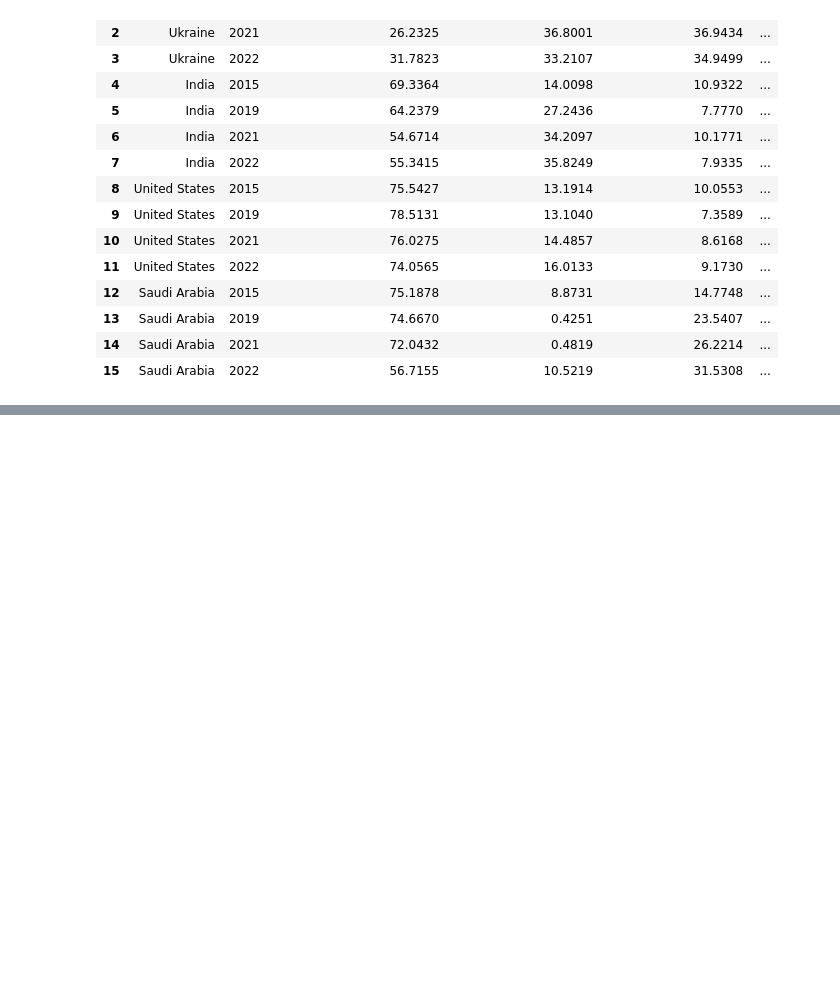
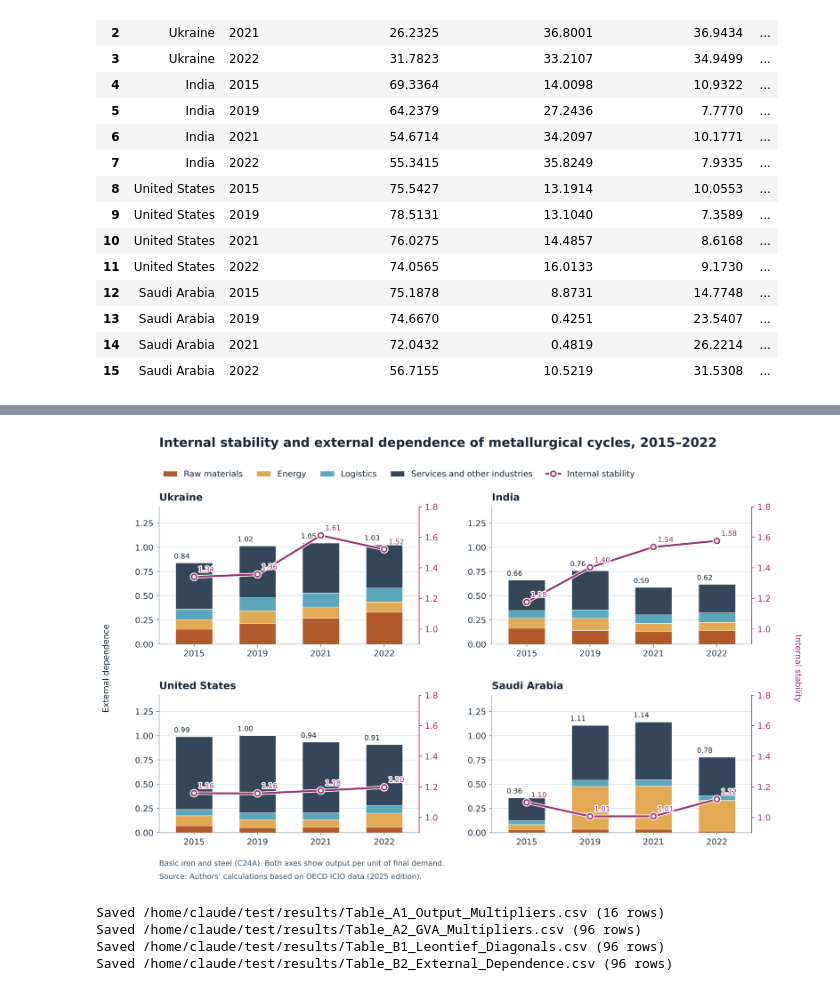
Before and after one commit to tisandch/Data-and-Code-for-CIRCULAR-ECONOMY-PATHWAYS-FOR-STEELMAKING, a Jupyter notebook: notebook/steelmaking.ipynb, the cells around one changed output, grey strips where cells are left out. Saved outputs shown, nothing was run; the diff lists cells and outputs as text; code cells hidden in the pictures; blank space fills up the shorter version.

```diff
--- a/notebook/steelmaking.ipynb
+++ b/notebook/steelmaking.ipynb
@@ -1644,38 +1415,38 @@ with plt.rc_context({"font.family": "DejaVu Sans", "font.size": 9.5,
         stability_ax.yaxis.set_major_locator(MultipleLocator(.2))
         stability_ax.tick_params(axis="y", colors=figure_6_stability_color, length=3)
         stability_ax.spines["right"].set_visible(True)
         stability_ax.spines["right"].set_color(figure_6_stability_color)
         stability_ax.spines["left"].set_visible(False)
         stability_ax.spines["bottom"].set_visible(False)
 
     figure_6.text(.102, .95, "Internal stability and external dependence of metallurgical cycles, 2015–2022",
                   fontsize=14.5, fontweight="bold")
     handles, labels = dependence_axes[0].get_legend_handles_labels()
     line_handles, line_labels = stability_axes[0].get_legend_handles_labels()
     figure_6.legend(handles + line_handles, labels + line_labels, ncol=5, frameon=False,
                     loc="upper left", bbox_to_anchor=(.097, .916), columnspacing=1.65, handlelength=1.7)
     figure_6.text(.031, .48, "External dependence", rotation=90, ha="center", va="center")
     figure_6.text(.962, .48, "Internal stability", rotation=270, ha="center", va="center",
                   color=figure_6_stability_color)
     figure_6.text(.102, .062, "Basic iron and steel (C24A). Both axes show output per unit of final demand.",
                   fontsize=8.5, color="#415463")
     figure_6.text(.102, .034, "Source: Authors’ calculations based on OECD ICIO data (2025 edition).",
                   fontsize=8.5, color="#415463")
 
-    figure_6_png = INPUT.parent / "Figure_6_Internal_Stability_and_External_Dependence.png"
-    figure_6_pdf = INPUT.parent / "Figure_6_Internal_Stability_and_External_Dependence.pdf"
+    figure_6_png = OUTPUT_DIR / "Figure_6_Internal_Stability_and_External_Dependence.png"
+    figure_6_pdf = OUTPUT_DIR / "Figure_6_Internal_Stability_and_External_Dependence.pdf"
     figure_6.savefig(figure_6_png, dpi=400, facecolor="white")
     figure_6.savefig(figure_6_pdf, facecolor="white")
     if figure_6_inline:
         plt.show()
     else:
         with BytesIO() as preview:
             figure_6.savefig(preview, format="png", dpi=110, facecolor="white")
             display(NotebookImage(data=preview.getvalue(), format="png"))
     plt.close(figure_6)
+# %% [output]
+[figure, added]
 # %%
-from shutil import copy2
-
 # Save Tables A1, A2, B1 and B2 as CSV files.
 publication_tables = {**figure_5_exports, **figure_6_exports}
 
@@ -1683,8 +1454,8 @@ for name, table in publication_tables.items():
     csv_path = OUTPUT_DIR / f"{name}.csv"
     table.to_csv(csv_path, index=False, encoding="utf-8-sig")
     print(f"Saved {csv_path} ({len(table)} rows)")
-
-source_copy = OUTPUT_DIR / INPUT.name
-if not source_copy.exists() or not INPUT.samefile(source_copy):
-    copy2(INPUT, source_copy)
-print(f"Saved source data: {source_copy}")
+# %% [output]
+Saved /home/claude/test/results/Table_A1_Output_Multipliers.csv (16 rows)
+Saved /home/claude/test/results/Table_A2_GVA_Multipliers.csv (96 rows)
+Saved /home/claude/test/results/Table_B1_Leontief_Diagonals.csv (96 rows)
+Saved /home/claude/test/results/Table_B2_External_Dependence.csv (96 rows)
```
Also changed, not shown: parts of 20 cells of this notebook, 2 other files.
